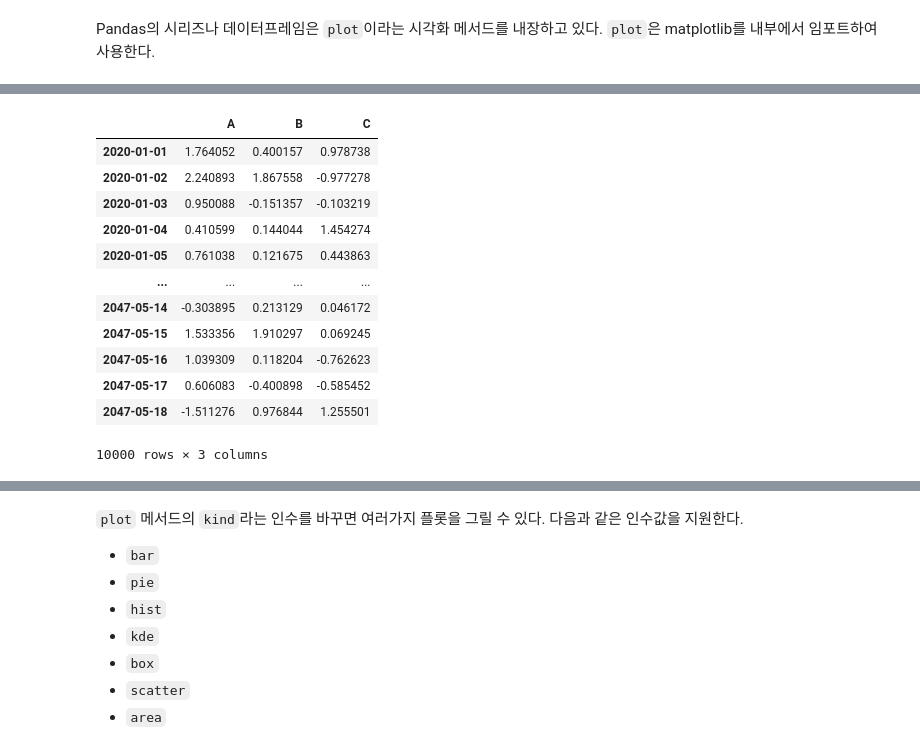
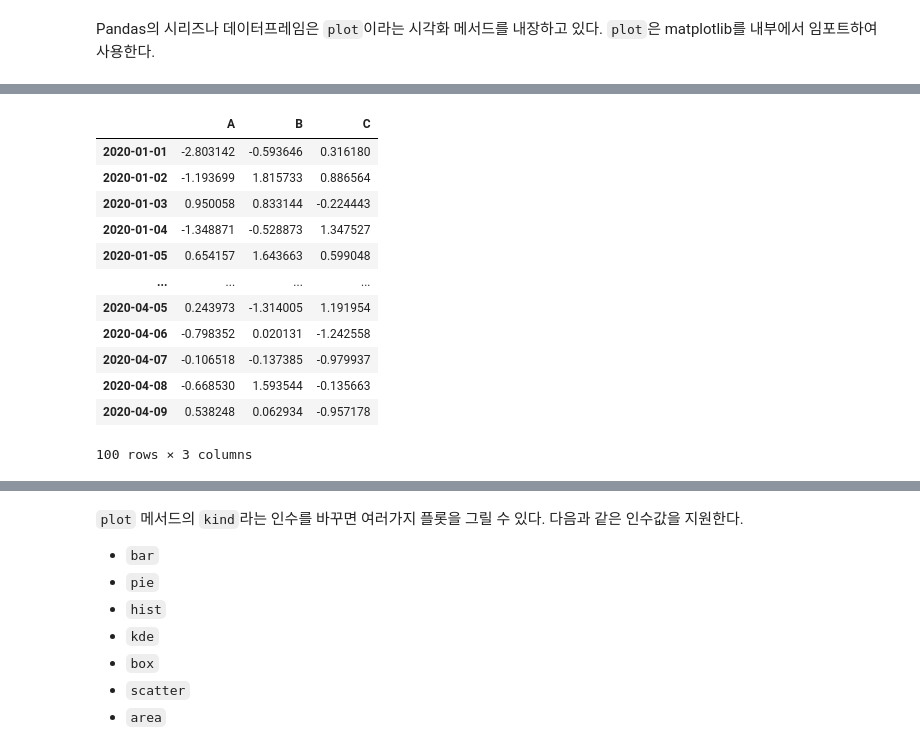
Before and after one commit to wo2young/wooyoung, a Jupyter notebook: python-1204/데이터 분석/Matplotlib/[Matplotlib실습] 05.05 Pandas의 시각화 기능.ipynb, the cells around one changed output, grey strips where cells are left out. Drawn from its saved outputs; the diff is of its cells as text; code cells hidden in the pictures.

```diff
--- a/python-1204/데이터 분석/Matplotlib/[Matplotlib실습] 05.05 Pandas의 시각화 기능.ipynb
+++ b/python-1204/데이터 분석/Matplotlib/[Matplotlib실습] 05.05 Pandas의 시각화 기능.ipynb
@@ -29,23 +29,23 @@ array([[-1.30652685,  1.65813068, -0.11816405],
 # %%
-np.random.seed(0)
-df1 = pd.DataFrame(np.random.randn(10000, 3),
-                   index=pd.date_range('1/1/2020', periods=10000),
+np.random.seed()
+df1 = pd.DataFrame(np.random.randn(100, 3),
+                   index=pd.date_range('1/1/2020', periods=100),
                    columns=['A', 'B', 'C'])
 df1
 # %% [output]
 |  | A | B | C |
-| 2020-01-01 | 1.764052 | 0.400157 | 0.978738 |
-| 2020-01-02 | 2.240893 | 1.867558 | -0.977278 |
-| 2020-01-03 | 0.950088 | -0.151357 | -0.103219 |
-| 2020-01-04 | 0.410599 | 0.144044 | 1.454274 |
-| 2020-01-05 | 0.761038 | 0.121675 | 0.443863 |
+| 2020-01-01 | -2.803142 | -0.593646 | 0.316180 |
+| 2020-01-02 | -1.193699 | 1.815733 | 0.886564 |
+| 2020-01-03 | 0.950058 | 0.833144 | -0.224443 |
+| 2020-01-04 | -1.348871 | -0.528873 | 1.347527 |
+| 2020-01-05 | 0.654157 | 1.643663 | 0.599048 |
 | ... | ... | ... | ... |
-| 2047-05-14 | -0.303895 | 0.213129 | 0.046172 |
-| 2047-05-15 | 1.533356 | 1.910297 | 0.069245 |
-| 2047-05-16 | 1.039309 | 0.118204 | -0.762623 |
-| 2047-05-17 | 0.606083 | -0.400898 | -0.585452 |
-| 2047-05-18 | -1.511276 | 0.976844 | 1.255501 |
+| 2020-04-05 | 0.243973 | -1.314005 | 1.191954 |
+| 2020-04-06 | -0.798352 | 0.020131 | -1.242558 |
+| 2020-04-07 | -0.106518 | -0.137385 | -0.979937 |
+| 2020-04-08 | -0.668530 | 1.593544 | -0.135663 |
+| 2020-04-09 | 0.538248 | 0.062934 | -0.957178 |
-10000 rows × 3 columns
+100 rows × 3 columns
 # %%
 df_cumsum = df1.cumsum() # 누적합
 df_cumsum
```
Also changed, not shown: parts of 15 cells of this notebook, 4 other files.
